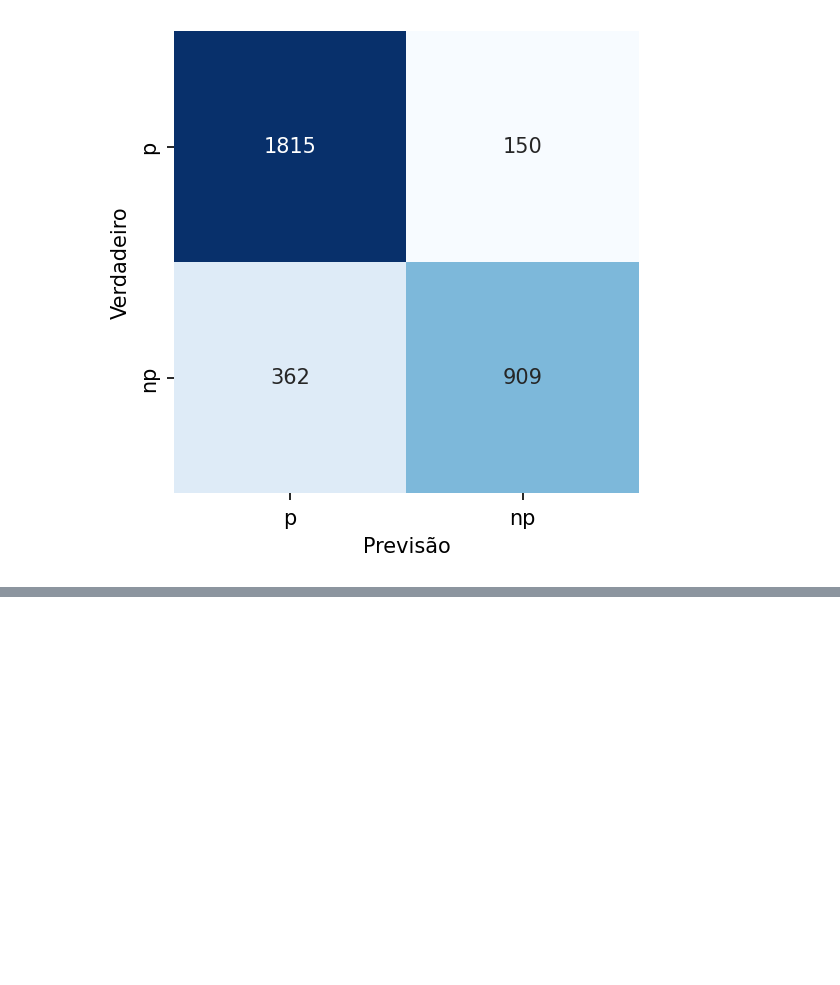
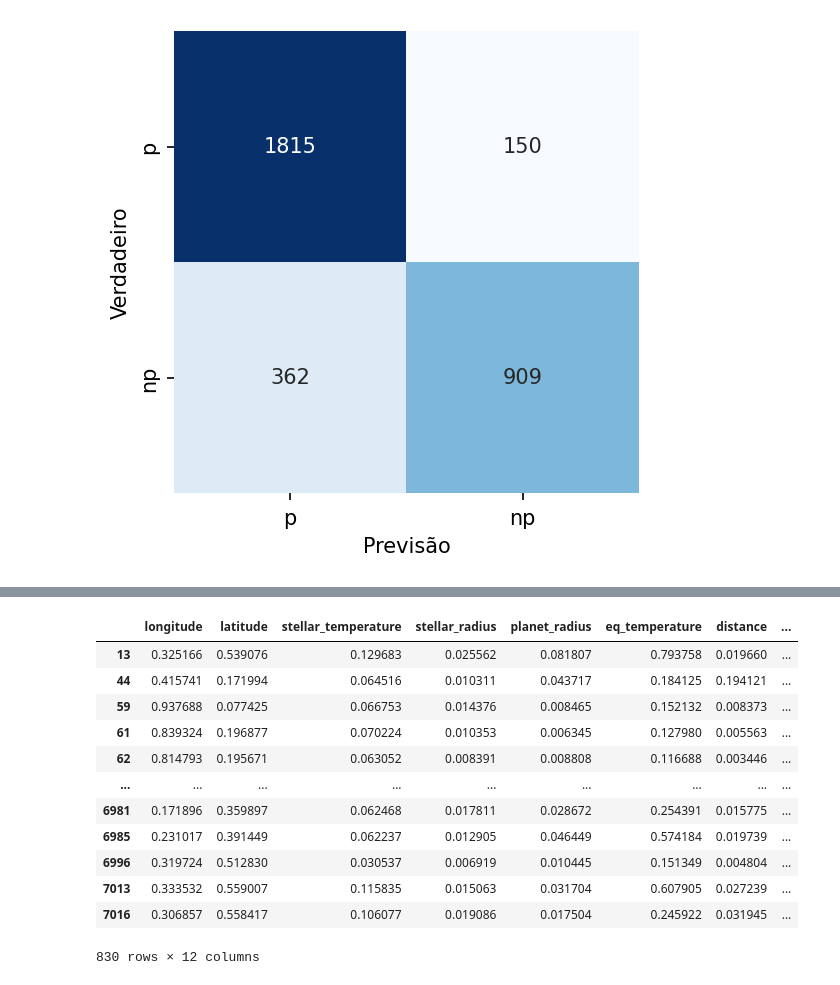
Before and after one commit to jnnastti/EstelarClass, a Jupyter notebook: EstelarClass.ipynb, the cells around one changed output, grey strips where cells are left out. Saved outputs shown, nothing was run; the diff lists cells and outputs as text; code cells hidden in the pictures; blank space fills up the shorter version.

```diff
--- a/EstelarClass.ipynb
+++ b/EstelarClass.ipynb
@@ -2435,0 +2494,27 @@ fig.show()
+# %%
+
+# Criar e ajustar o modelo Random Forest
+modeloRF = RandomForestClassifier(random_state=42)
+
+modeloRF.fit(tess_base.x_tess,tess_base.y_tess)
+
+y_tess_01 = modeloRF.predict(tess_base.tess_candidate)
+
+# Mapear as previsões para os valores desejados (0 ou 1) e atribuir à coluna 'exe_01'
+tess_base.tess_candidate['exe_01'] = [1 if pred == 'planet' else 0 for pred in y_tess_01]
+
+tess_base.tess_candidate
+# %% [output]
+|  | longitude | latitude | stellar_temperature | stellar_radius | planet_radius | eq_temperature | distance | ... |
+| 13 | 0.325166 | 0.539076 | 0.129683 | 0.025562 | 0.081807 | 0.793758 | 0.019660 | ... |
+| 44 | 0.415741 | 0.171994 | 0.064516 | 0.010311 | 0.043717 | 0.184125 | 0.194121 | ... |
+| 59 | 0.937688 | 0.077425 | 0.066753 | 0.014376 | 0.008465 | 0.152132 | 0.008373 | ... |
+| 61 | 0.839324 | 0.196877 | 0.070224 | 0.010353 | 0.006345 | 0.127980 | 0.005563 | ... |
+| 62 | 0.814793 | 0.195671 | 0.063052 | 0.008391 | 0.008808 | 0.116688 | 0.003446 | ... |
+| ... | ... | ... | ... | ... | ... | ... | ... | ... |
+| 6981 | 0.171896 | 0.359897 | 0.062468 | 0.017811 | 0.028672 | 0.254391 | 0.015775 | ... |
+| 6985 | 0.231017 | 0.391449 | 0.062237 | 0.012905 | 0.046449 | 0.574184 | 0.019739 | ... |
+| 6996 | 0.319724 | 0.512830 | 0.030537 | 0.006919 | 0.010445 | 0.151349 | 0.004804 | ... |
+| 7013 | 0.333532 | 0.559007 | 0.115835 | 0.015063 | 0.031704 | 0.607905 | 0.027239 | ... |
+| 7016 | 0.306857 | 0.558417 | 0.106077 | 0.019086 | 0.017504 | 0.245922 | 0.031945 | ... |
+830 rows × 12 columns
```
Also changed, not shown: parts of 18 cells of this notebook, 5 other files.
